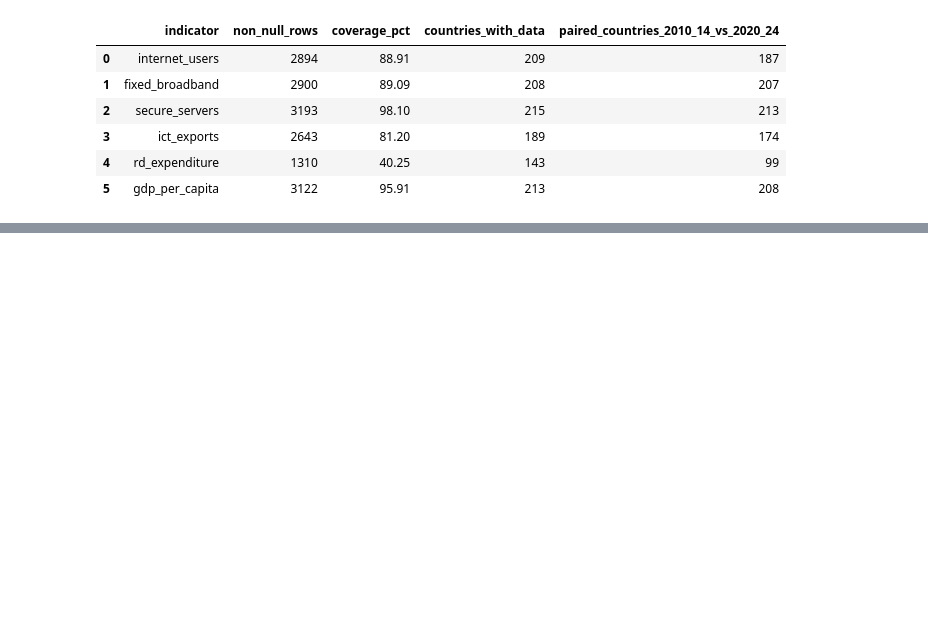
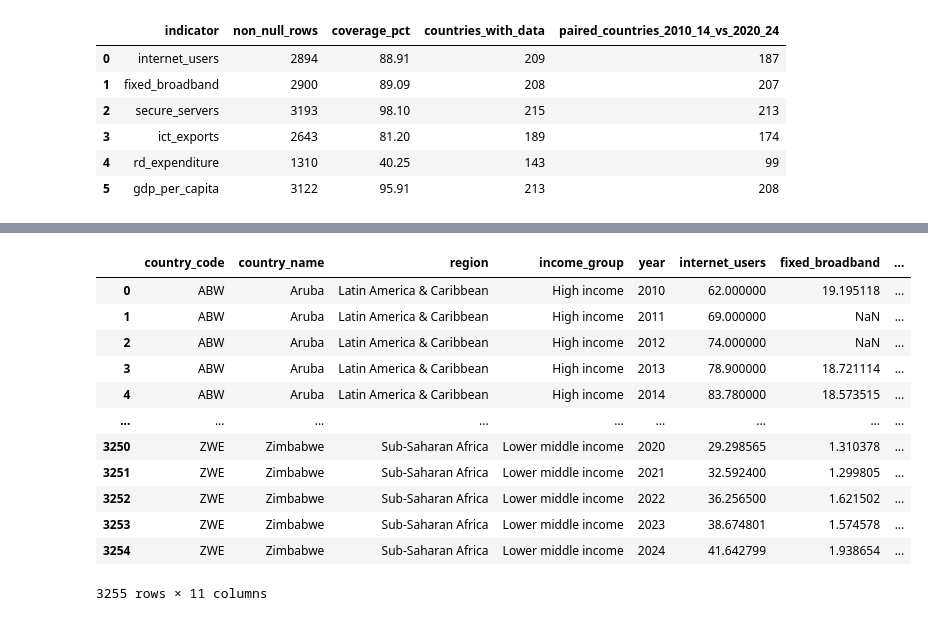
Before and after one commit to 2026739-Jose/CA-1-Capstone-Project_Stats-for-Data-Analytics, a Jupyter notebook: CA2/2026739-Jose_CA2-Statistical Techniques Project.ipynb, the cells around one changed output, grey strips where cells are left out. Cells and saved outputs as stored; diff of their text form; code cells hidden in the pictures; blank space fills up the shorter version.

```diff
--- a/CA2/2026739-Jose_CA2-Statistical Techniques Project.ipynb
+++ b/CA2/2026739-Jose_CA2-Statistical Techniques Project.ipynb
@@ -202,0 +467,16 @@ Countries: 217 | Total country-year rows: 3255
+# %%
+panel
+# %% [output]
+|  | country_code | country_name | region | income_group | year | internet_users | fixed_broadband | ... |
+| 0 | ABW | Aruba | Latin America & Caribbean | High income | 2010 | 62.000000 | 19.195118 | ... |
+| 1 | ABW | Aruba | Latin America & Caribbean | High income | 2011 | 69.000000 | NaN | ... |
+| 2 | ABW | Aruba | Latin America & Caribbean | High income | 2012 | 74.000000 | NaN | ... |
+| 3 | ABW | Aruba | Latin America & Caribbean | High income | 2013 | 78.900000 | 18.721114 | ... |
+| 4 | ABW | Aruba | Latin America & Caribbean | High income | 2014 | 83.780000 | 18.573515 | ... |
+| ... | ... | ... | ... | ... | ... | ... | ... | ... |
+| 3250 | ZWE | Zimbabwe | Sub-Saharan Africa | Lower middle income | 2020 | 29.298565 | 1.310378 | ... |
+| 3251 | ZWE | Zimbabwe | Sub-Saharan Africa | Lower middle income | 2021 | 32.592400 | 1.299805 | ... |
+| 3252 | ZWE | Zimbabwe | Sub-Saharan Africa | Lower middle income | 2022 | 36.256500 | 1.621502 | ... |
+| 3253 | ZWE | Zimbabwe | Sub-Saharan Africa | Lower middle income | 2023 | 38.674801 | 1.574578 | ... |
+| 3254 | ZWE | Zimbabwe | Sub-Saharan Africa | Lower middle income | 2024 | 41.642799 | 1.938654 | ... |
+3255 rows × 11 columns
```
Also changed, not shown: parts of 12 cells of this notebook, 2 other files.
